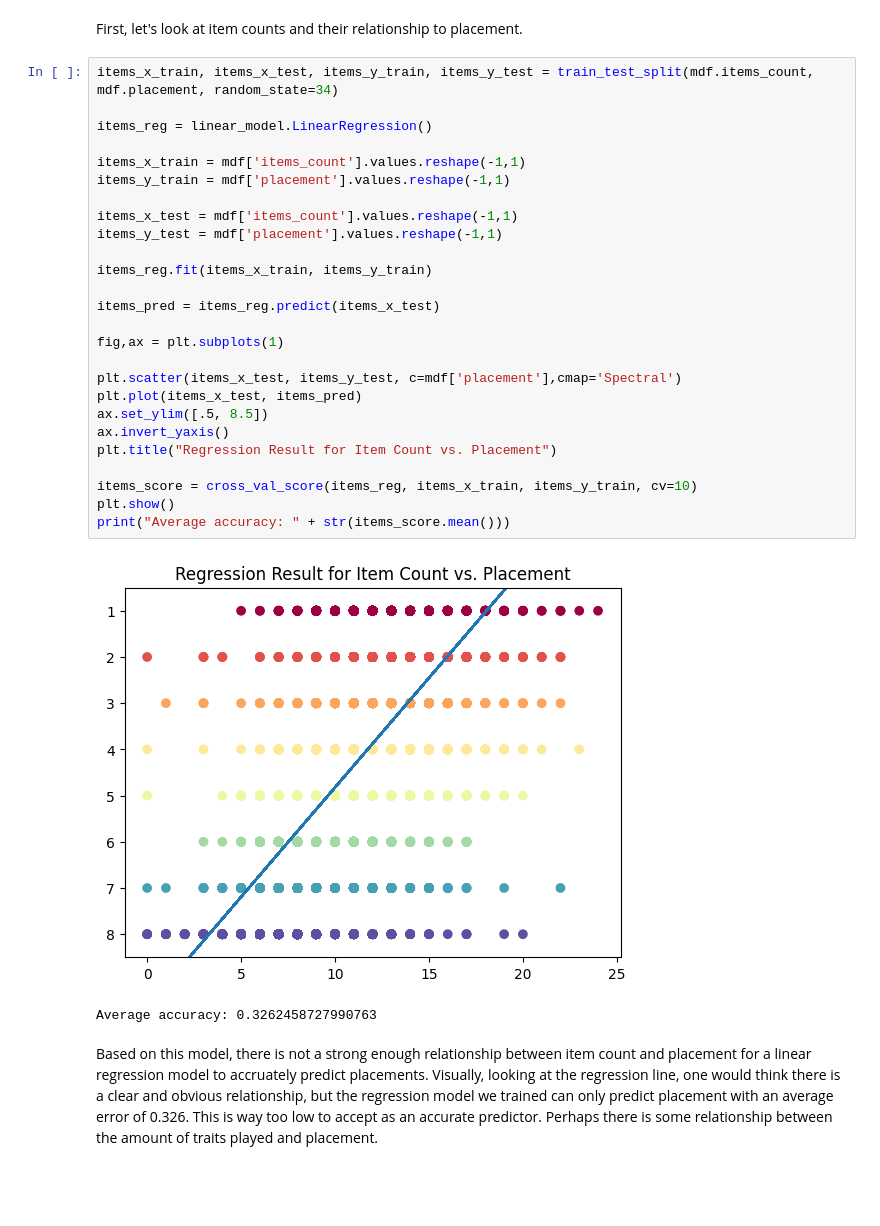
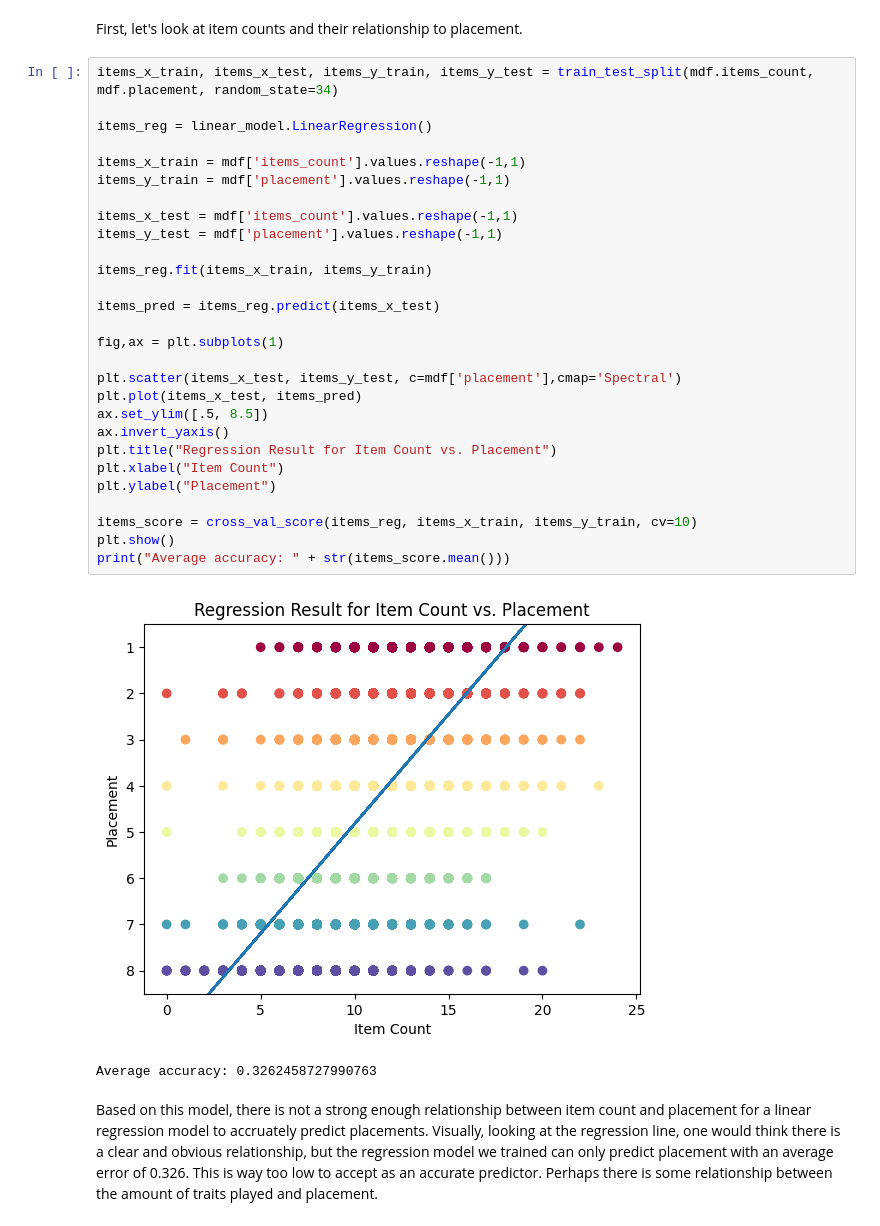
Before and after one commit to Skahan93/Skahan93.github.io, a Jupyter notebook: index.ipynb, the cells around one changed output. Saved outputs shown, nothing was run; the diff lists cells and outputs as text; blank space fills up the shorter version.

```diff
--- a/index.ipynb
+++ b/index.ipynb
@@ -167,31 +167,33 @@ First, let's look at item counts and their relationship to placement.
 # %%
 items_x_train, items_x_test, items_y_train, items_y_test = train_test_split(mdf.items_count, mdf.placement, random_state=34)
 
 items_reg = linear_model.LinearRegression()
 
 items_x_train = mdf['items_count'].values.reshape(-1,1)
 items_y_train = mdf['placement'].values.reshape(-1,1)
 
 items_x_test = mdf['items_count'].values.reshape(-1,1)
 items_y_test = mdf['placement'].values.reshape(-1,1)
 
 items_reg.fit(items_x_train, items_y_train)
 
 items_pred = items_reg.predict(items_x_test)
 
 fig,ax = plt.subplots(1)
 
 plt.scatter(items_x_test, items_y_test, c=mdf['placement'],cmap='Spectral')
 plt.plot(items_x_test, items_pred)
 ax.set_ylim([.5, 8.5])
 ax.invert_yaxis()
 plt.title("Regression Result for Item Count vs. Placement")
+plt.xlabel("Item Count")
+plt.ylabel("Placement")
 
 items_score = cross_val_score(items_reg, items_x_train, items_y_train, cv=10)
 plt.show()
 print("Average accuracy: " + str(items_score.mean()))
 # %% [output]
-[figure, old version]
+[figure, new version]
 Average accuracy: 0.3262458727990763
 # %% [markdown]
 Based on this model, there is not a strong enough relationship between item count and placement for a linear regression model to accruately predict placements. Visually, looking at the regression line, one would think there is a clear and obvious relationship, but the regression model we trained can only predict placement with an average error of 0.326. This is way too low to accept as an accurate predictor. Perhaps there is some relationship between the amount of traits played and placement.
```
Also changed, not shown: parts of 2 cells of this notebook, 1 other file.
